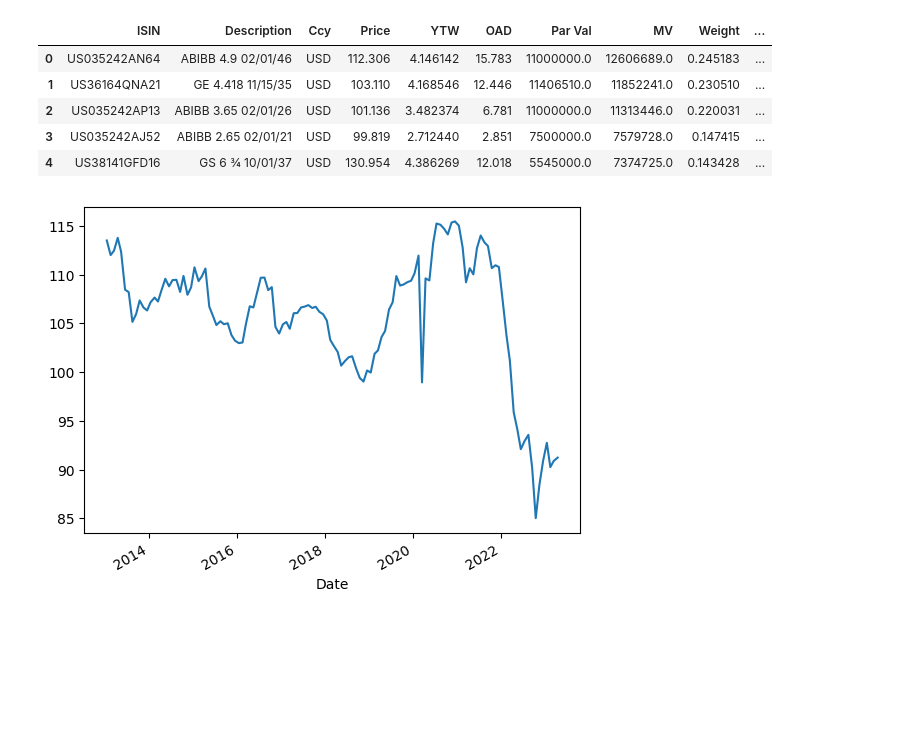
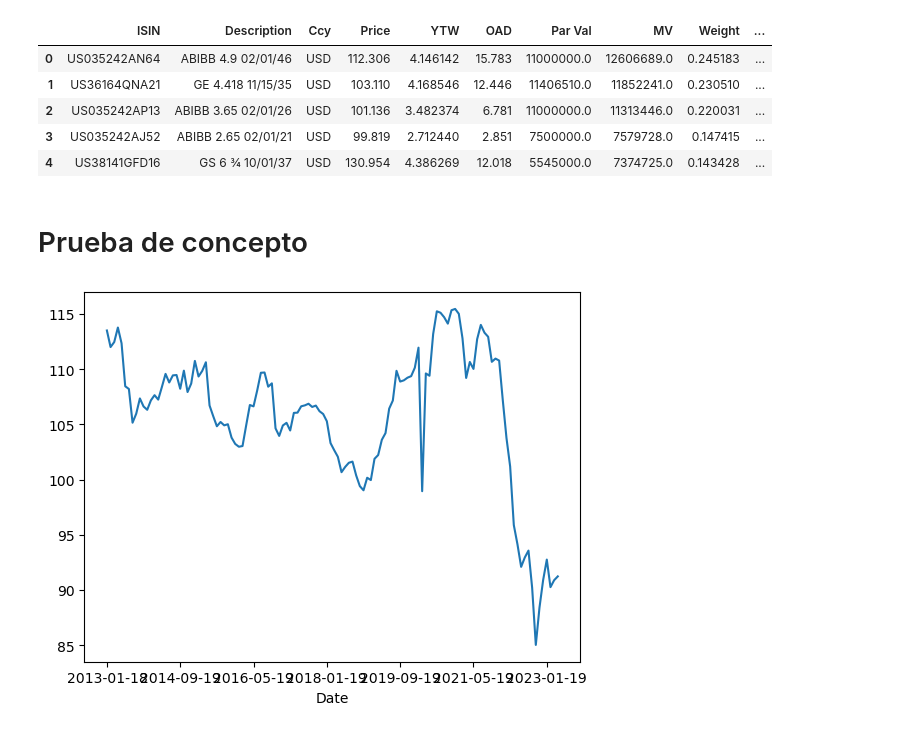
Before and after one commit to Alvaro-Olivie/TFG, a Jupyter notebook: TFG.ipynb, the cells around one changed output. Drawn from its saved outputs; the diff is of its cells as text; code cells hidden in the pictures; blank space fills up the shorter version.

```diff
--- a/TFG.ipynb
+++ b/TFG.ipynb
@@ -56,19 +54,24 @@ data = data.drop(columns=['Coupon'])
 data = data.rename(columns={'Maturity.1': 'Maturity Date'})
 
 data.to_csv('LUACTRUU.csv', index=False)
+# %% [markdown]
+# Prueba de concepto
+# %%
+
+data = pd.read_csv('LUACTRUU.csv')
 # %%
 # now create a subset of data with only a few unique ISINs. About 5%
-data_subset = data.sample(frac=0.05, replace=False, random_state=1)
+data_subset = data.sample(frac=0.5, replace=False, random_state=1)
 
 
 # now create a plot of the date and average price for each date. Also add a line for the average price for all dates and all price values
 data.groupby('Date')['Price'].mean().plot()
 plt.show()
 
 # now create a new df with the average price for each date
 data_avg = data.groupby('Date')['Price'].mean().reset_index()
 # %% [output]
-[figure, old version]
+[figure, new version]
 # %%
 from statsmodels.tsa.seasonal import seasonal_decompose
 
```
Also changed, not shown: parts of 8 cells of this notebook, 2 other files.
